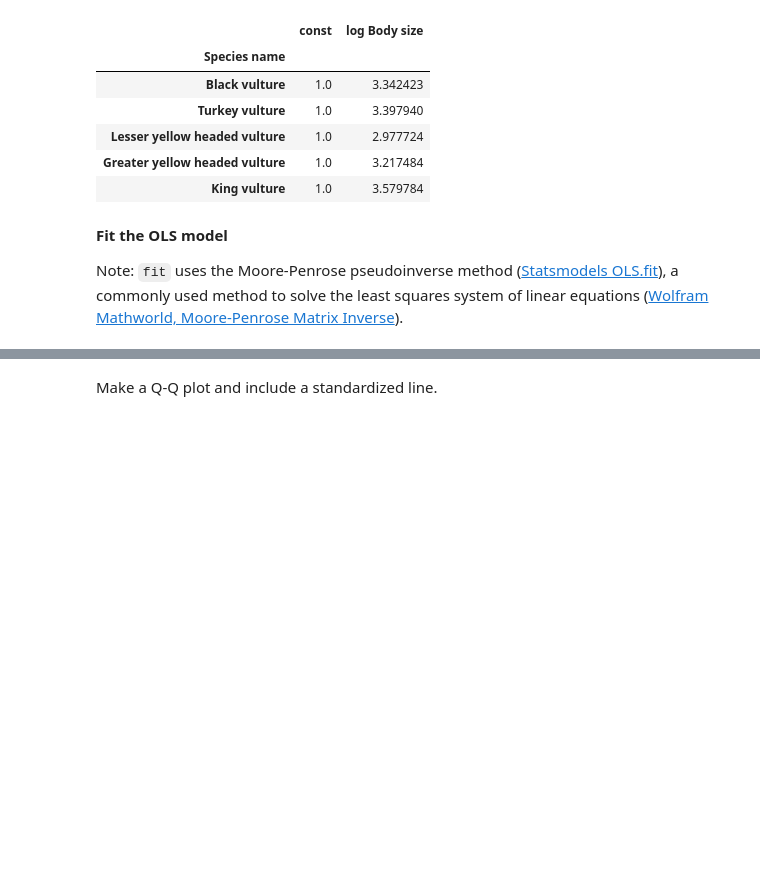
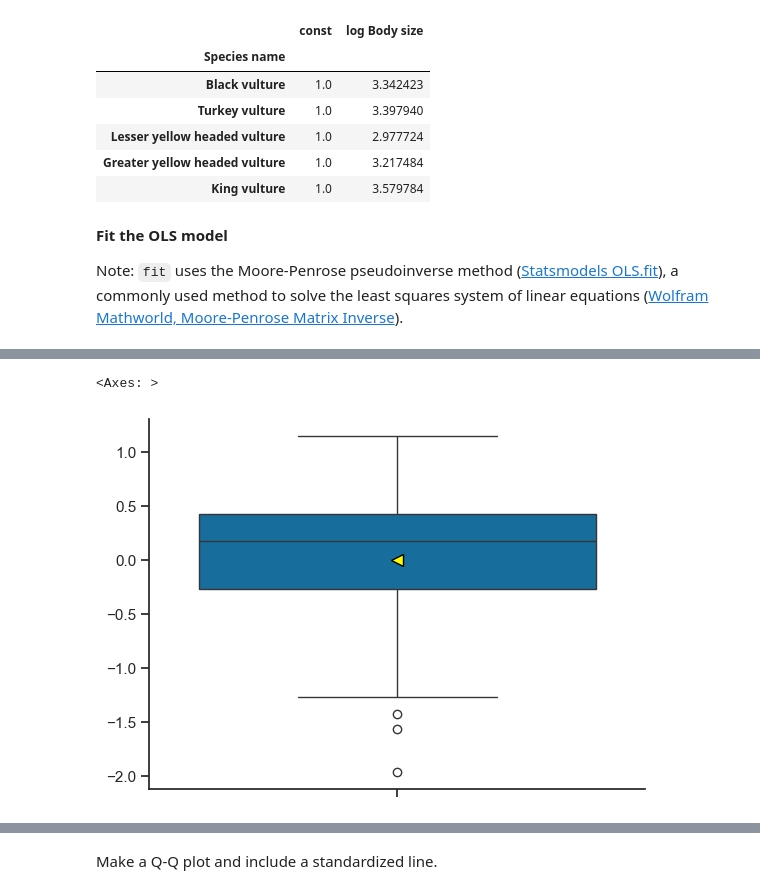
Before and after one commit to TheMightiestCrab/Macroecology, a Jupyter notebook: code/3 scavengers.ipynb, the cells around one changed output, grey strips where cells are left out. Cells and saved outputs as stored; diff of their text form; code cells hidden in the pictures; blank space fills up the shorter version.

```diff
--- a/code/3 scavengers.ipynb
+++ b/code/3 scavengers.ipynb
@@ -276,0 +287,14 @@ fig.tight_layout(pad=1.0)
+# %%
+sns.boxplot(
+    ols_residuals,
+    showmeans=True,
+    meanprops={
+        "marker": "<",
+        "markerfacecolor": "yellow",
+        "markeredgecolor": "black",
+        "markersize": "8",
+    },
+)  # `showmeans` will place a marker where the mean lies
+# %% [output]
+<Axes: >
+[figure, added]
```
Also changed, not shown: parts of 31 cells of this notebook, 2 other files.
